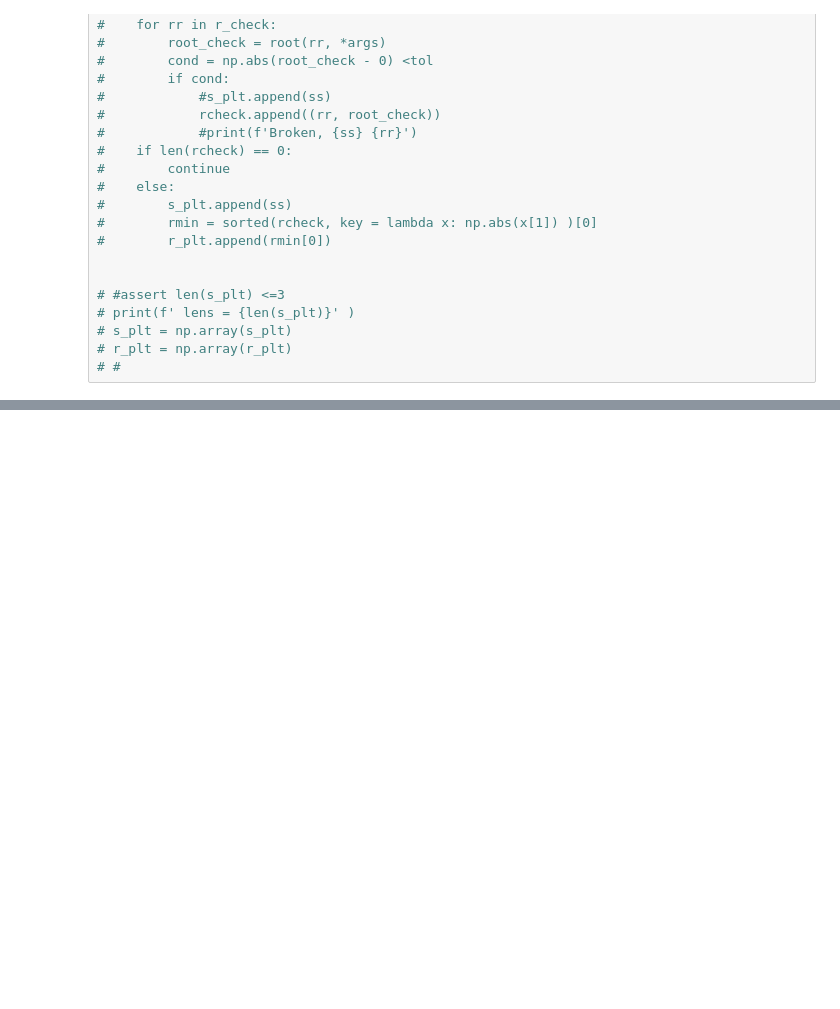
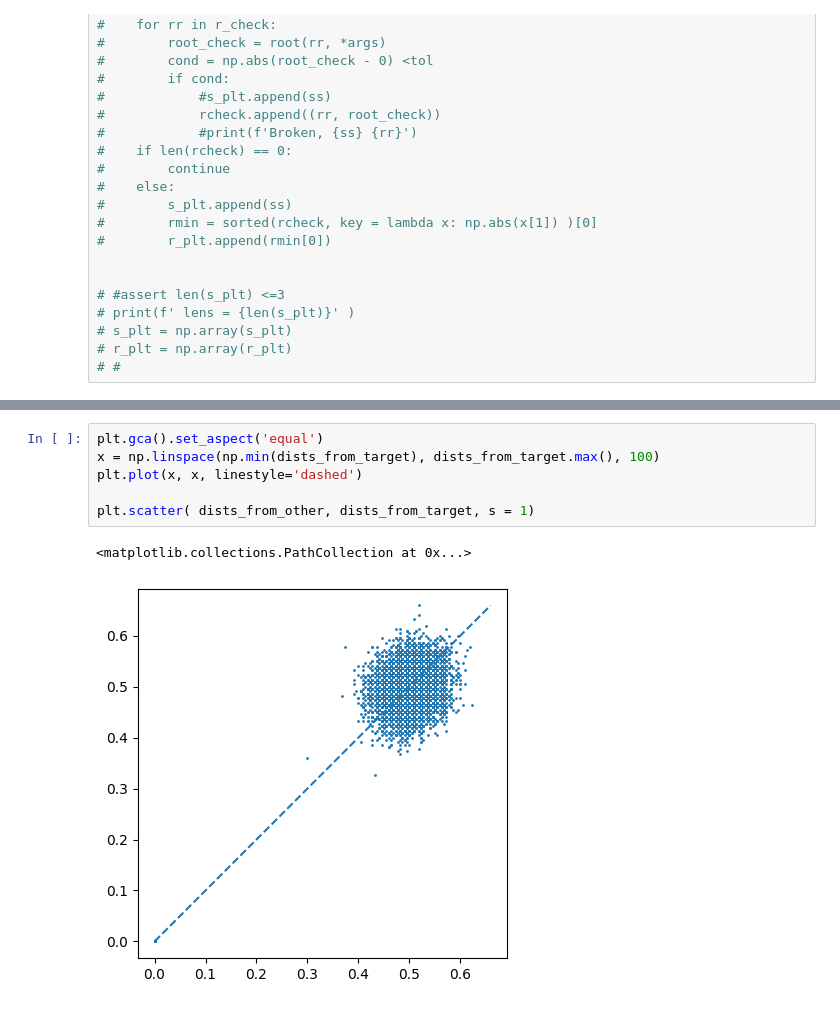
Before and after one commit to HimanshuSingh-all/code, a Jupyter notebook: string_simul.ipynb, the cells around one changed output, grey strips where cells are left out. Drawn from its saved outputs; the diff is of its cells as text; blank space fills up the shorter version.

```diff
--- a/string_simul.ipynb
+++ b/string_simul.ipynb
@@ -245 +277,10 @@ for i, vals in enumerate(zip(constructed_strs[:], ind_in_ints)):
+# %%
+plt.gca().set_aspect('equal')
+x = np.linspace(np.min(dists_from_target), dists_from_target.max(), 100)
+plt.plot(x, x, linestyle='dashed')
+
+plt.scatter( dists_from_other, dists_from_target, s = 1)
+# %% [output]
+<matplotlib.collections.PathCollection at 0x...>
+[figure, added]
 # %%
```
Also changed, not shown: parts of 23 cells of this notebook, 3 other files.
